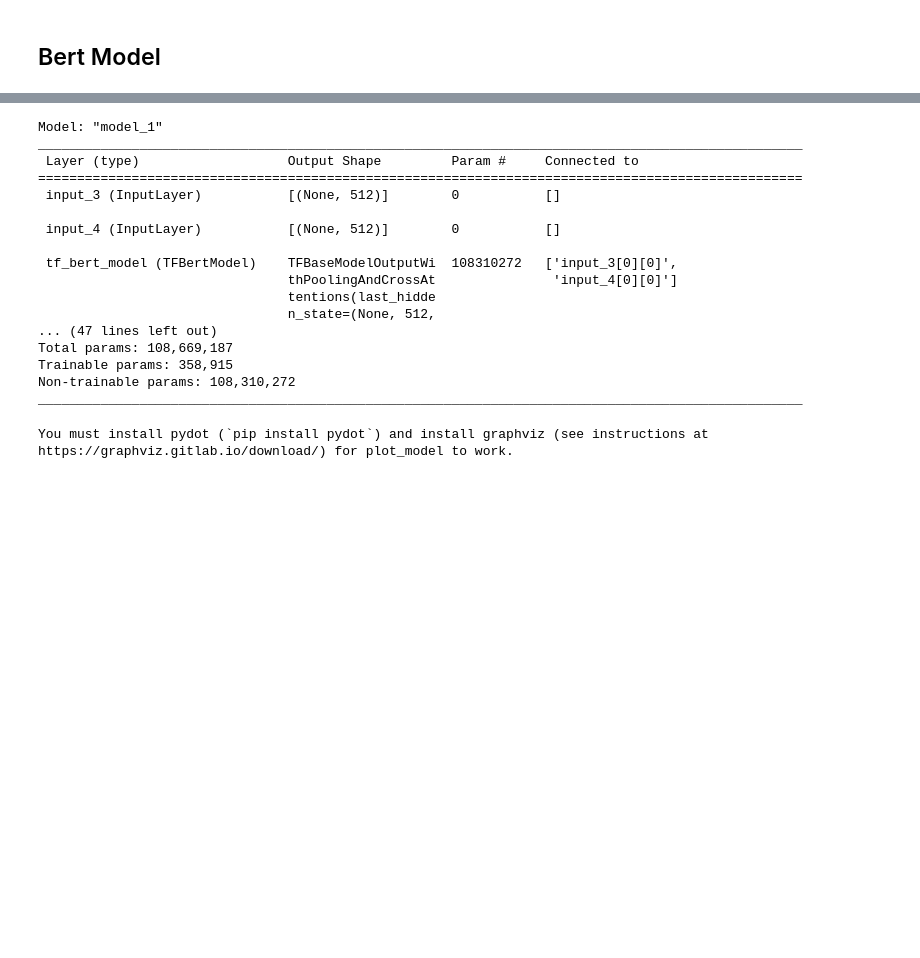
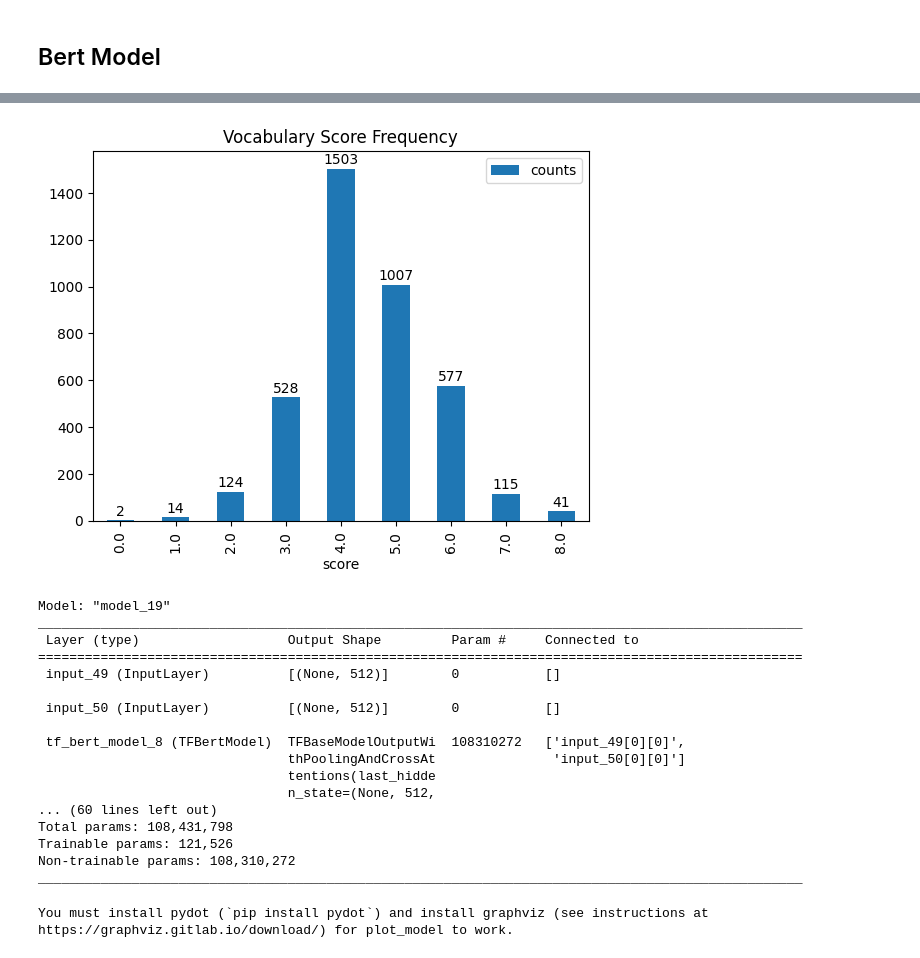
Before and after one commit to AImeetsAG/English-Language-Learning-Feedback-Machine-Learning-Competition, a Jupyter notebook: Vocabulary_Arpan.ipynb, the cells around one changed output, grey strips where cells are left out. Cells and saved outputs as stored; diff of their text form; code cells hidden in the pictures; blank space fills up the shorter version.

```diff
--- a/Vocabulary_Arpan.ipynb
+++ b/Vocabulary_Arpan.ipynb
@@ -159 +323,15 @@ m = tf.keras.models.Model(inputs = [input_ids_m, attention_mask_n], outputs = [y
+# %%
+vocabulary_values = pd.DataFrame(data.iloc[:,2:].vocabulary.value_counts())
+vocabulary_values.reset_index(inplace= True)
+vocabulary_values.columns = ['score', 'counts']
+vocabulary_values.sort_values('score', inplace=True)
+ax = vocabulary_values.plot(x = 'score', y = 'counts', kind = 'bar', title= 'Vocabulary Score Frequency')
+
+for i in range(vocabulary_values.shape[0]):
+    x = vocabulary_values.iloc[i,0]
+    y = vocabulary_values.iloc[i,1]
+    ax.annotate(str(y), xy= (x,y+20), ha = 'center')
+plt.show()
+# %% [output]
+[figure, added]
 # %%
@@ -161,21 +339,21 @@ m.layers[2].trainable = False
 # %%
-m.summary()
+test_model.summary()
 # %% [output]
-Model: "model_1"
+Model: "model_19"
 __________________________________________________________________________________________________
  Layer (type)                   Output Shape         Param #     Connected to
 ==================================================================================================
- input_3 (InputLayer)           [(None, 512)]        0           []
+ input_49 (InputLayer)          [(None, 512)]        0           []
 
- input_4 (InputLayer)           [(None, 512)]        0           []
+ input_50 (InputLayer)          [(None, 512)]        0           []
 
- tf_bert_model (TFBertModel)    TFBaseModelOutputWi  108310272   ['input_3[0][0]',
-                                thPoolingAndCrossAt               'input_4[0][0]']
+ tf_bert_model_8 (TFBertModel)  TFBaseModelOutputWi  108310272   ['input_49[0][0]',
+                                thPoolingAndCrossAt               'input_50[0][0]']
                                 tentions(last_hidde
                                 n_state=(None, 512,
-... (47 lines left out)
-Total params: 108,669,187
-Trainable params: 358,915
+... (60 lines left out)
+Total params: 108,431,798
+Trainable params: 121,526
 Non-trainable params: 108,310,272
 __________________________________________________________________________________________________
 # %%
```
Also changed, not shown: parts of 47 cells of this notebook, 2 other files.
